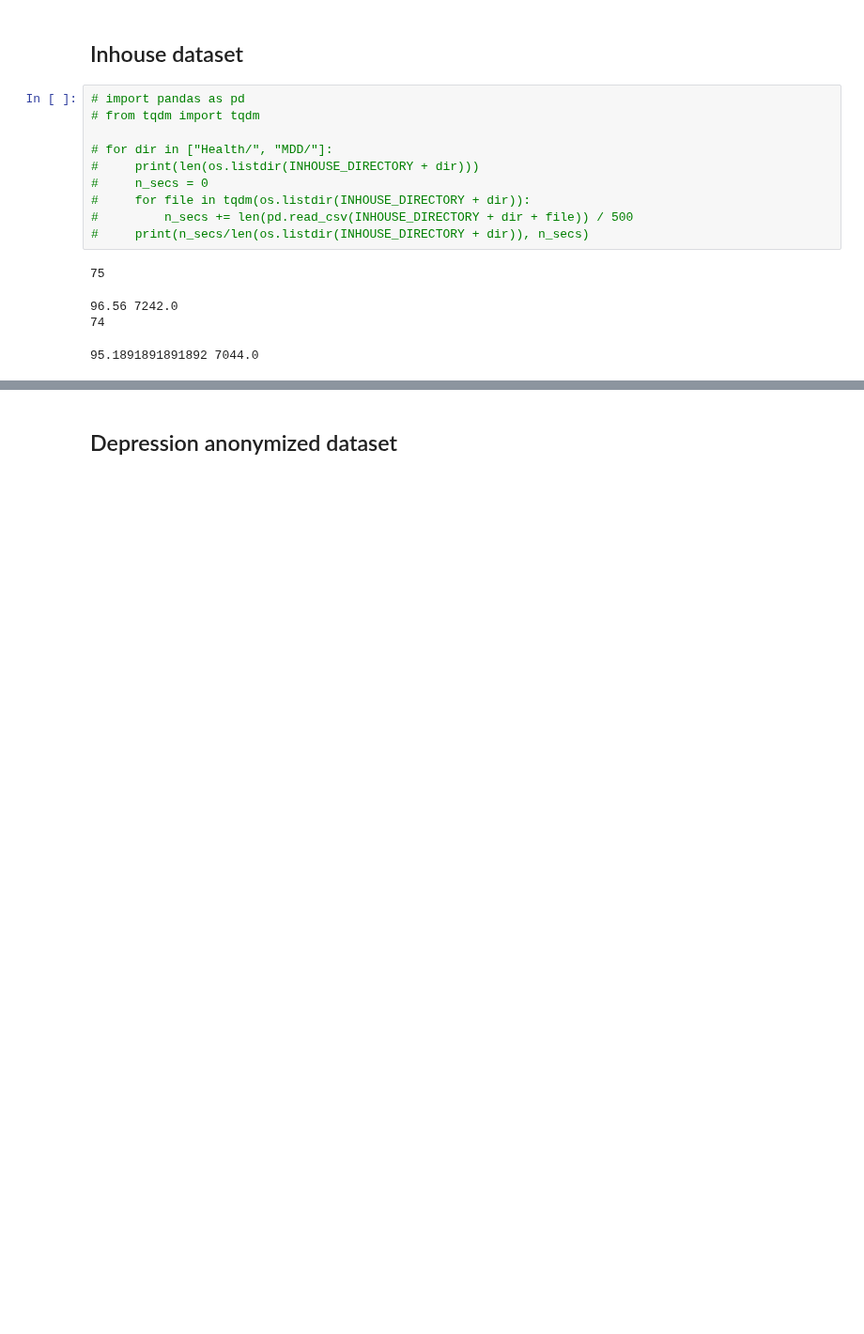
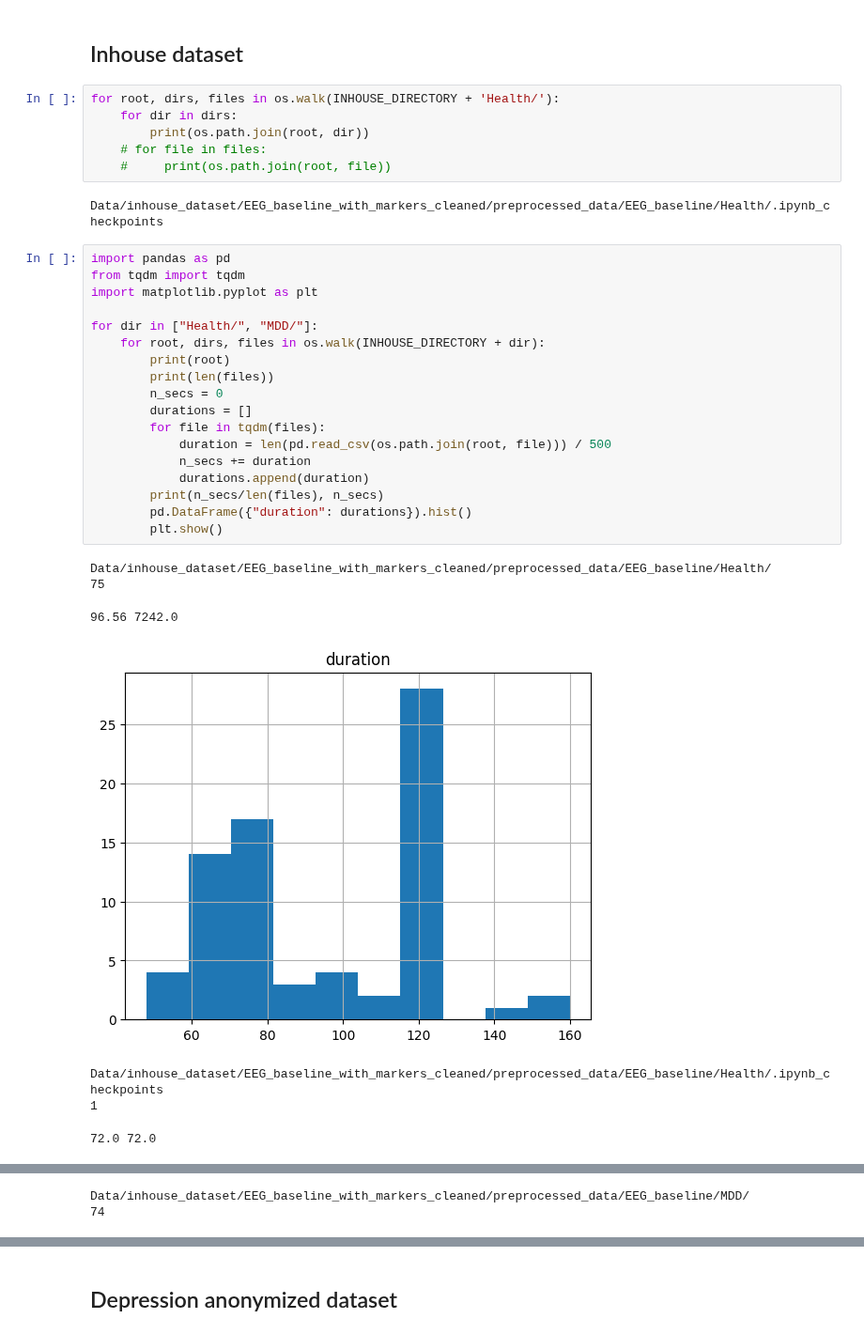
Before and after one commit to dwemer8/Depression_classification_from_EEG, a Jupyter notebook: data_preprocessing.ipynb, the cells around one changed output, grey strips where cells are left out. Shown at 94% size. Saved outputs shown, nothing was run; the diff lists cells and outputs as text; blank space fills up the shorter version.

```diff
--- a/data_preprocessing.ipynb
+++ b/data_preprocessing.ipynb
@@ -101,18 +104,37 @@ def tree(data_dir, n_files=2):
 # raw.plot(n_channels=21, duration=100, scalings=100e-6, start=20);#.set_size_inches(5, 5, forward=True)
 # %% [markdown]
 ## Inhouse dataset
+# %%
+for root, dirs, files in os.walk(INHOUSE_DIRECTORY + 'Health/'):
+    for dir in dirs:
+        print(os.path.join(root, dir))
+    # for file in files:
+    #     print(os.path.join(root, file))
+# %% [output]
+Data/inhouse_dataset/EEG_baseline_with_markers_cleaned/preprocessed_data/EEG_baseline/Health/.ipynb_checkpoints
 # %%
-# import pandas as pd
-# from tqdm import tqdm
+import pandas as pd
+from tqdm import tqdm
+import matplotlib.pyplot as plt
 
-# for dir in ["Health/", "MDD/"]:
-#     print(len(os.listdir(INHOUSE_DIRECTORY + dir)))
-#     n_secs = 0
-#     for file in tqdm(os.listdir(INHOUSE_DIRECTORY + dir)):
-#         n_secs += len(pd.read_csv(INHOUSE_DIRECTORY + dir + file)) / 500
-#     print(n_secs/len(os.listdir(INHOUSE_DIRECTORY + dir)), n_secs)
+for dir in ["Health/", "MDD/"]:
+    for root, dirs, files in os.walk(INHOUSE_DIRECTORY + dir):
+        print(root)
+        print(len(files))
+        n_secs = 0
+        durations = []
+        for file in tqdm(files):
+            duration = len(pd.read_csv(os.path.join(root, file))) / 500
+            n_secs += duration
+            durations.append(duration)
+        print(n_secs/len(files), n_secs)
+        pd.DataFrame({"duration": durations}).hist()
+        plt.show()
 # %% [output]
+Data/inhouse_dataset/EEG_baseline_with_markers_cleaned/preprocessed_data/EEG_baseline/Health/
 75
 96.56 7242.0
-74
+[figure, added]
-95.1891891891892 7044.0
+Data/inhouse_dataset/EEG_baseline_with_markers_cleaned/preprocessed_data/EEG_baseline/Health/.ipynb_checkpoints
+1
+72.0 72.0
@@ -118,0 +142,2 @@ def tree(data_dir, n_files=2):
+Data/inhouse_dataset/EEG_baseline_with_markers_cleaned/preprocessed_data/EEG_baseline/MDD/
+74
```
Also changed, not shown: parts of 3 cells of this notebook, 9 other files.
